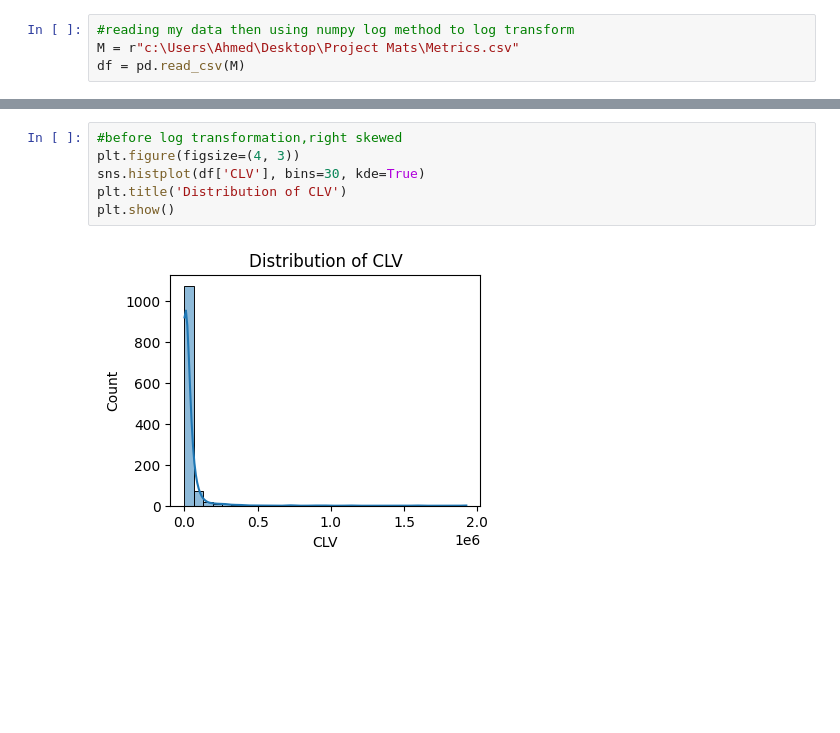
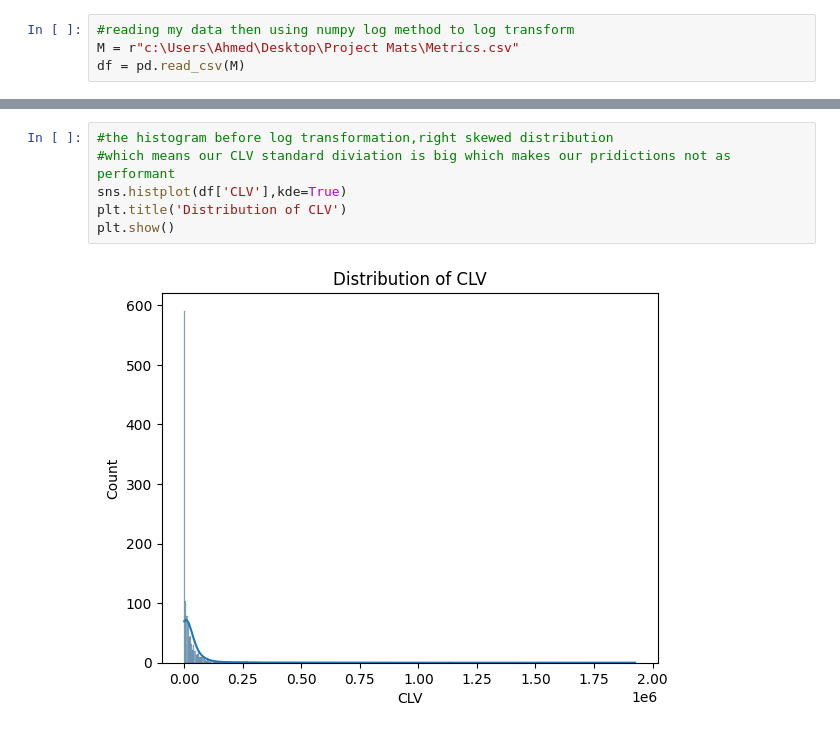
Before and after one commit to Ahmed-Reda-20/Customer-CLV-Prediction-and-Segmentation, a Jupyter notebook: scripts/CLV Explo-Predictio-Clustering.ipynb, the cells around one changed output, grey strips where cells are left out. Saved outputs shown, nothing was run; the diff lists cells and outputs as text; blank space fills up the shorter version.

```diff
--- a/scripts/CLV Explo-Predictio-Clustering.ipynb
+++ b/scripts/CLV Explo-Predictio-Clustering.ipynb
@@ -13,8 +27,8 @@ df['Log_CLV'] = np.log1p(df['CLV'])
 # %%
-#before log transformation,right skewed
-plt.figure(figsize=(4, 3))
-sns.histplot(df['CLV'], bins=30, kde=True)
+#the histogram before log transformation,right skewed distribution
+#which means our CLV standard diviation is big which makes our pridictions not as performant
+sns.histplot(df['CLV'],kde=True)
 plt.title('Distribution of CLV')
 plt.show()
 # %% [output]
-[figure, old version]
+[figure, new version]
```
Also changed, not shown: parts of 5 cells of this notebook.
